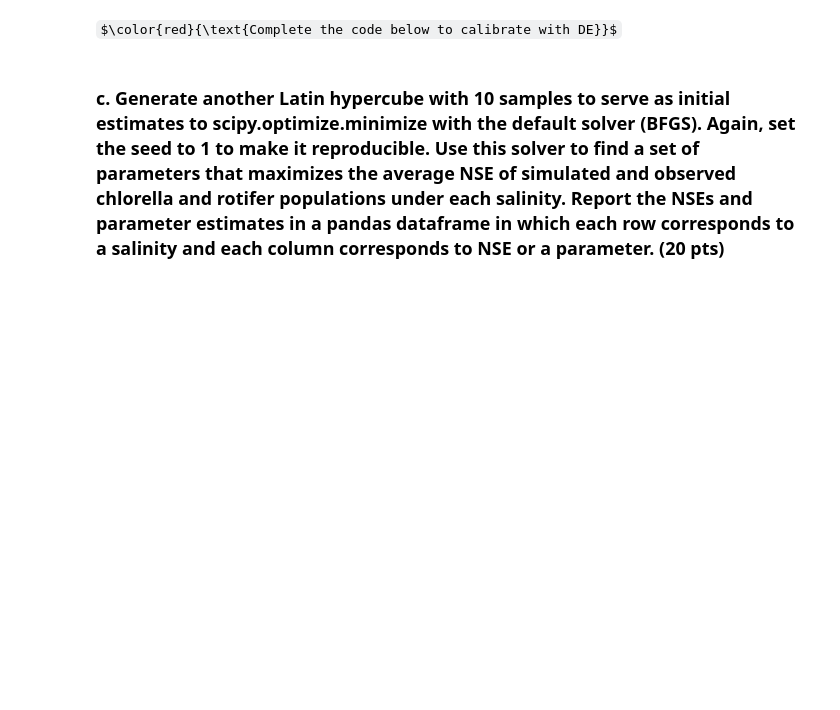
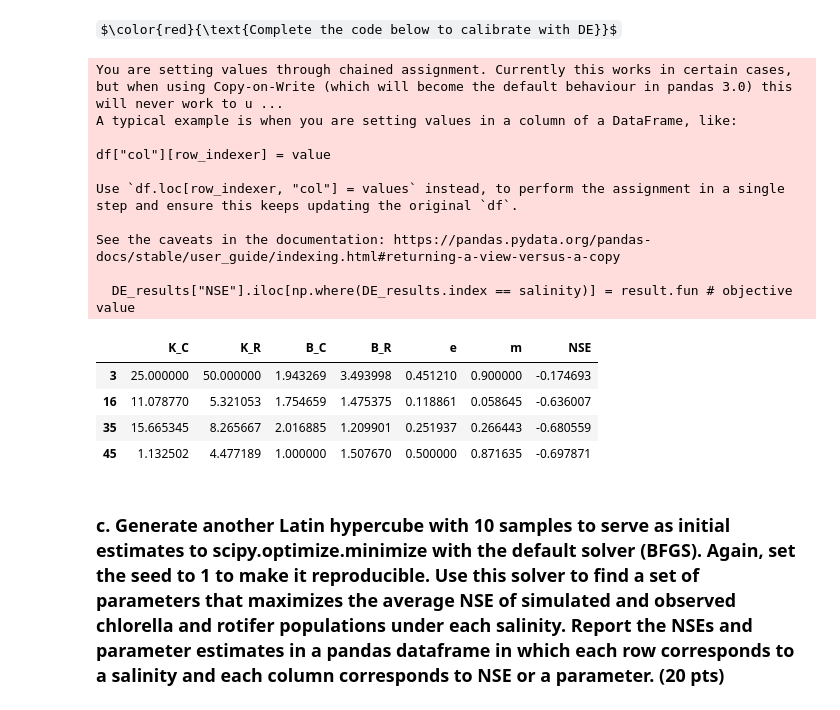
Before and after one commit to Wollmyth/HW_CE6215, a Jupyter notebook: Homework2_template.ipynb, the cells around one changed output. Drawn from its saved outputs; the diff is of its cells as text; code cells hidden in the pictures; some formulas as TeX source; blank space fills up the shorter version.

```diff
--- a/Homework2_template.ipynb
+++ b/Homework2_template.ipynb
@@ -218,34 +178,73 @@ IndentationError: unexpected indent (662827662.py, line 3)
+# %%
+N0 = 80 # initial nitrogen mass
+C0 = 2.5 # initial chlorella population
+R0 = 0.7 # intiial rotifer population
+delta = 0.4 # dilution rate
+
+def ObjFunc(params, y0, t, data):
+
+    """
+    The Fitness Function: the average of Rotifer NSE and Chlorella NSE.
+    """
+    # compute objective function
+
+
+    soln = integrate.odeint(Fussmann, y0, time, args=(params,))
+
+    NSE_R = 1 - np.sum((soln[:,2]-data["R"])**2)/np.sum((data["R"] - np.mean(data["R"]))**2)
+    NSE_C = 1 - np.sum((soln[:,1]-data["C"])**2)/np.sum((data["C"] - np.mean(data["C"]))**2)
+
+    ObjFunc = -(NSE_R + NSE_C)/2
+    return ObjFunc
 # %% [markdown]
 $\color{red}{\text{Complete the code below to calibrate with DE}}$
 # %%
 # specify parameter bounds
 
 #Bounds go in order: [K_C, K_R, B_C, B_R, e, m]
 l_bounds = np.array([1, 1, 1, 0.1, 0.01, 0.0])
 u_bounds = np.array([25, 50, 10, 10, 0.5, 0.9])
-bounds = np.array([l_bounds, u_bounds])
+bounds = [(1, 25), (1, 50), (1, 10), (0.1, 10), (0.01, 0.5), (0.0, 0.9)]
 
 
 # generate initial population of 50 from Latin hypercube sample with seed=1
 sampler = ss.qmc.LatinHypercube(d=6,seed=1)
 sample = sampler.random(n=50)
-x0 = ss.qmc.scale(sample, bounds)
+x0 = ss.qmc.scale(sample, l_bounds, u_bounds)
 x0
 
 # initialize data frame of 0s that will later store results
 DE_results = pd.DataFrame(columns=["K_C","K_R","B_C","B_R","e","m","NSE"],index=salinities,data=0.0)
 
 # loop through salinities and optimize parameters with DE
 for salinity in dic_dfs.keys():
     df_obs = dic_dfs[salinity] # data of chlorella and rotifer populations at this salinity
     # use DE to optimize ObjFunc
-    result =
+    result = differential_evolution(ObjFunc, bounds=bounds, init=x0, seed=1, maxiter=1000, args=(y0, time, df_obs))
 
     # fill data frame with parameter values and objective value (finish code below)
-    DE_results.iloc[np.where(DE_results.index == salinity),0:len(bounds)] = # parameter values
-    DE_results["NSE"].iloc[np.where(DE_results.index == salinity)] = # objective value
+    DE_results.iloc[np.where(DE_results.index == salinity),0:len(bounds)] = result.x # parameter values
+    DE_results["NSE"].iloc[np.where(DE_results.index == salinity)] = -result.fun # objective value
+
+
 
 DE_results
+# %% [output]
+You are setting values through chained assignment. Currently this works in certain cases, but when using Copy-on-Write (which will become the default behaviour in pandas 3.0) this will never work to u ...
+A typical example is when you are setting values in a column of a DataFrame, like:
+
+df["col"][row_indexer] = value
+
+Use `df.loc[row_indexer, "col"] = values` instead, to perform the assignment in a single step and ensure this keeps updating the original `df`.
+
+See the caveats in the documentation: https://pandas.pydata.org/pandas-docs/stable/user_guide/indexing.html#returning-a-view-versus-a-copy
+
+  DE_results["NSE"].iloc[np.where(DE_results.index == salinity)] = result.fun # objective value
+|  | K_C | K_R | B_C | B_R | e | m | NSE |
+| 3 | 25.000000 | 50.000000 | 1.943269 | 3.493998 | 0.451210 | 0.900000 | -0.174693 |
+| 16 | 11.078770 | 5.321053 | 1.754659 | 1.475375 | 0.118861 | 0.058645 | -0.636007 |
+| 35 | 15.665345 | 8.265667 | 2.016885 | 1.209901 | 0.251937 | 0.266443 | -0.680559 |
+| 45 | 1.132502 | 4.477189 | 1.000000 | 1.507670 | 0.500000 | 0.871635 | -0.697871 |
 # %% [markdown]
 ### c. Generate another Latin hypercube with 10 samples to serve as initial estimates to scipy.optimize.minimize with the default solver (BFGS). Again, set the seed to 1 to make it reproducible. Use this solver to find a set of parameters that maximizes the average NSE of simulated and observed chlorella and rotifer populations under each salinity. Report the NSEs and parameter estimates in a pandas dataframe in which each row corresponds to a salinity and each column corresponds to NSE or a parameter. (20 pts)
 # %% [markdown]
```
Also changed, not shown: parts of 4 cells of this notebook.
